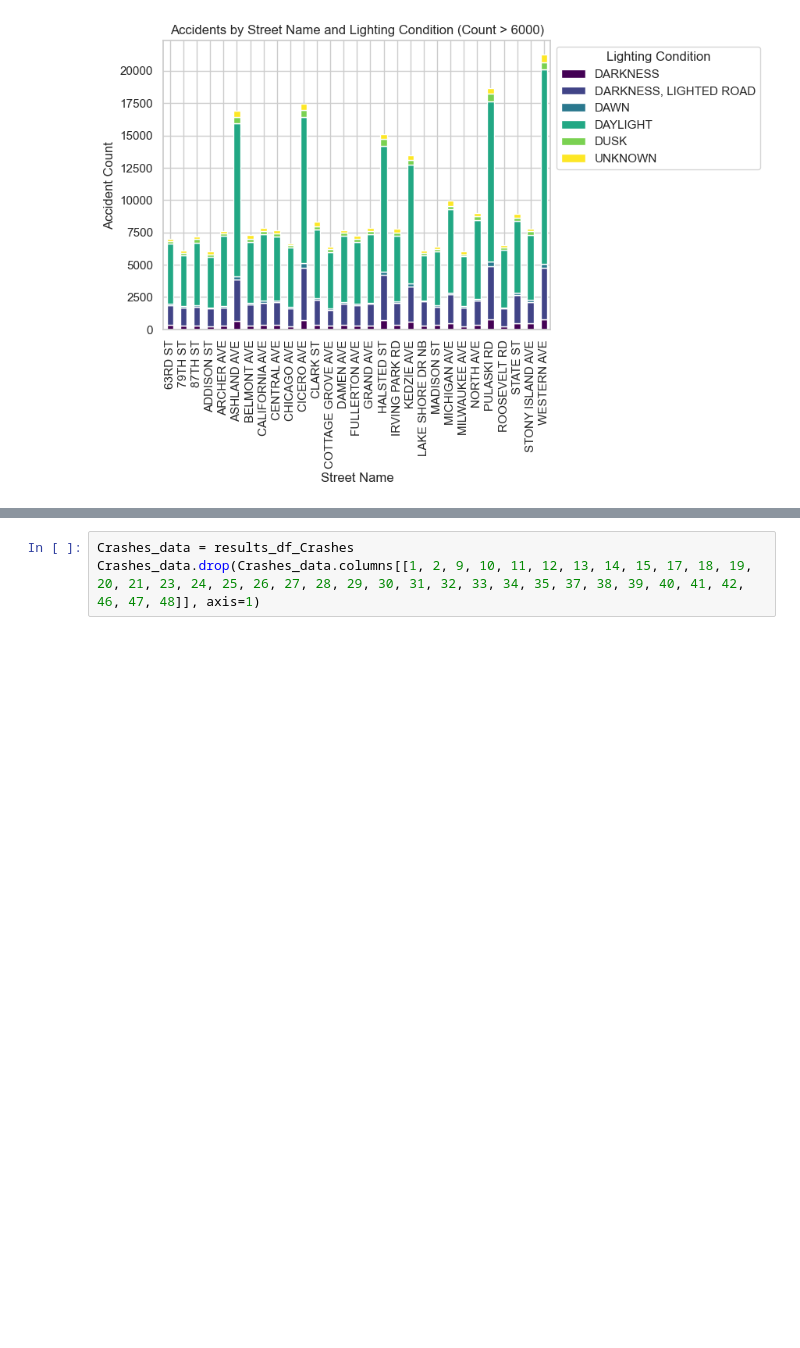
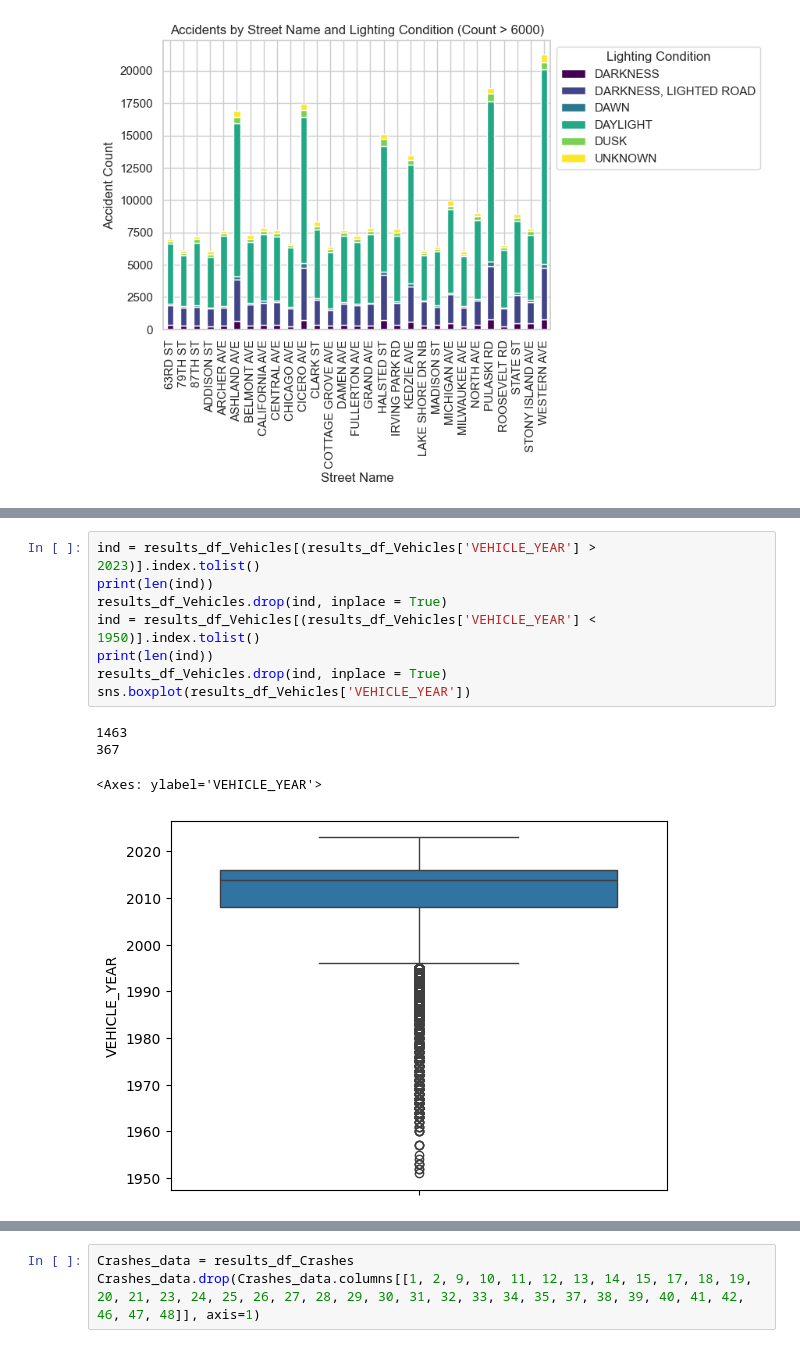
Before and after one commit to uic-cs418-traffic-crash-prediction/cs-418-traffic-crash-prediction, a Jupyter notebook: data_analysis.ipynb, the cells around one changed output, grey strips where cells are left out. Saved outputs shown, nothing was run; the diff lists cells and outputs as text; blank space fills up the shorter version.

```diff
--- a/data_analysis.ipynb
+++ b/data_analysis.ipynb
@@ -263,0 +390,13 @@ plt.show()
+# %%
+ind = results_df_Vehicles[(results_df_Vehicles['VEHICLE_YEAR'] > 2023)].index.tolist()
+print(len(ind))
+results_df_Vehicles.drop(ind, inplace = True)
+ind = results_df_Vehicles[(results_df_Vehicles['VEHICLE_YEAR'] < 1950)].index.tolist()
+print(len(ind))
+results_df_Vehicles.drop(ind, inplace = True)
+sns.boxplot(results_df_Vehicles['VEHICLE_YEAR'])
+# %% [output]
+1463
+367
+<Axes: ylabel='VEHICLE_YEAR'>
+[figure, added]
```
Also changed, not shown: parts of 20 cells of this notebook.
